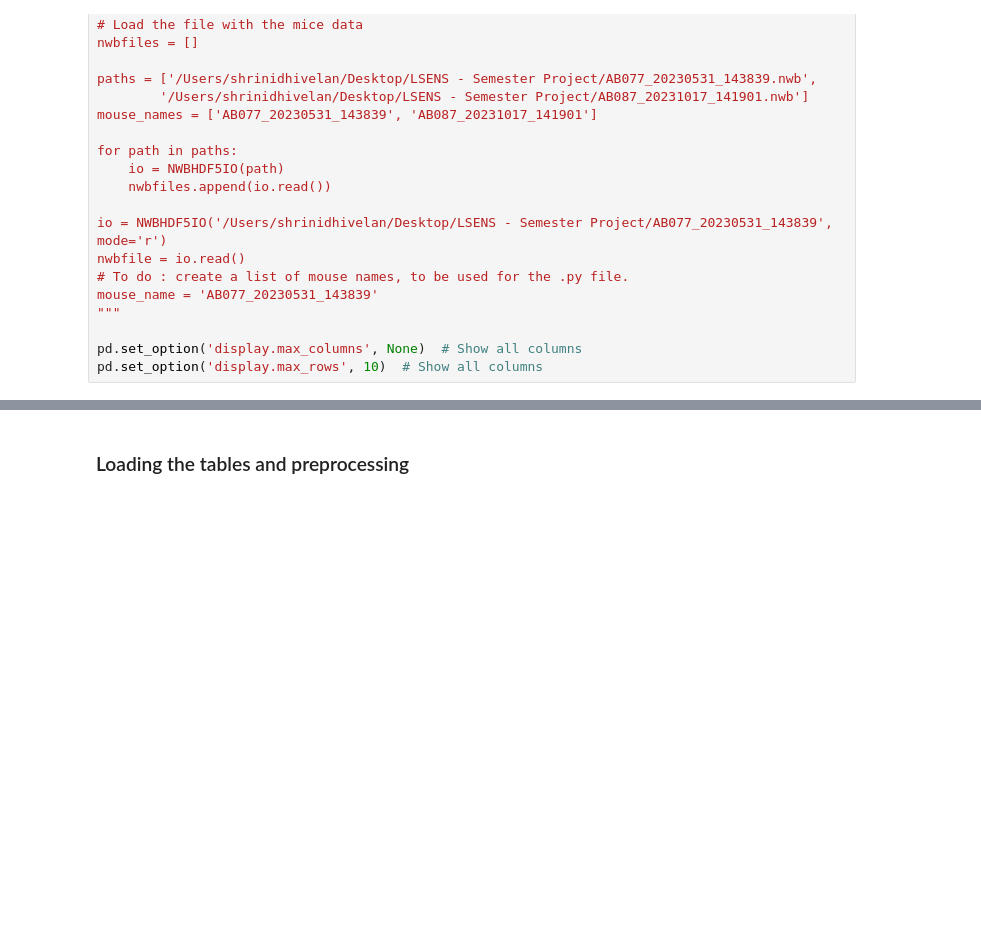
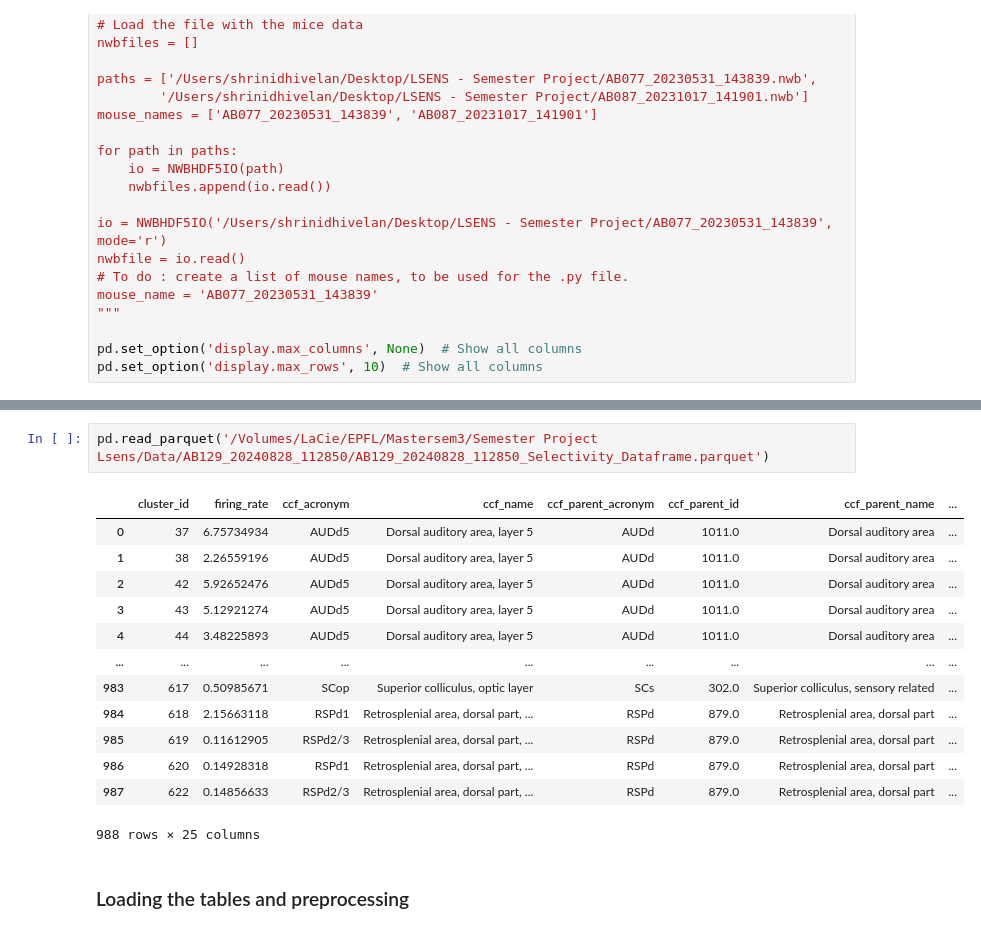
Before and after one commit to shrinidhivelan/Selectivity-Semester-project, a Jupyter notebook: Notebooks/1_Selectivity_dataframe.ipynb, the cells around one changed output, grey strips where cells are left out. Cells and saved outputs as stored; diff of their text form; blank space fills up the shorter version.

```diff
--- a/Notebooks/1_Selectivity_dataframe.ipynb
+++ b/Notebooks/1_Selectivity_dataframe.ipynb
@@ -42,3 +76,19 @@ pd.set_option('display.max_rows', 10)  # Show all columns
+# %%
+pd.read_parquet('/Volumes/LaCie/EPFL/Mastersem3/Semester Project Lsens/Data/AB129_20240828_112850/AB129_20240828_112850_Selectivity_Dataframe.parquet')
+# %% [output]
+|  | cluster_id | firing_rate | ccf_acronym | ccf_name | ccf_parent_acronym | ccf_parent_id | ccf_parent_name | ... |
+| 0 | 37 | 6.75734934 | AUDd5 | Dorsal auditory area, layer 5 | AUDd | 1011.0 | Dorsal auditory area | ... |
+| 1 | 38 | 2.26559196 | AUDd5 | Dorsal auditory area, layer 5 | AUDd | 1011.0 | Dorsal auditory area | ... |
+| 2 | 42 | 5.92652476 | AUDd5 | Dorsal auditory area, layer 5 | AUDd | 1011.0 | Dorsal auditory area | ... |
+| 3 | 43 | 5.12921274 | AUDd5 | Dorsal auditory area, layer 5 | AUDd | 1011.0 | Dorsal auditory area | ... |
+| 4 | 44 | 3.48225893 | AUDd5 | Dorsal auditory area, layer 5 | AUDd | 1011.0 | Dorsal auditory area | ... |
+| ... | ... | ... | ... | ... | ... | ... | ... | ... |
+| 983 | 617 | 0.50985671 | SCop | Superior colliculus, optic layer | SCs | 302.0 | Superior colliculus, sensory related | ... |
+| 984 | 618 | 2.15663118 | RSPd1 | Retrosplenial area, dorsal part, ... | RSPd | 879.0 | Retrosplenial area, dorsal part | ... |
+| 985 | 619 | 0.11612905 | RSPd2/3 | Retrosplenial area, dorsal part, ... | RSPd | 879.0 | Retrosplenial area, dorsal part | ... |
+| 986 | 620 | 0.14928318 | RSPd1 | Retrosplenial area, dorsal part, ... | RSPd | 879.0 | Retrosplenial area, dorsal part | ... |
+| 987 | 622 | 0.14856633 | RSPd2/3 | Retrosplenial area, dorsal part, ... | RSPd | 879.0 | Retrosplenial area, dorsal part | ... |
+988 rows × 25 columns
 # %% [markdown]
 ### Loading the tables and preprocessing
 # %% [markdown]
```
Also changed, not shown: parts of 6 cells of this notebook, 9 other files.
